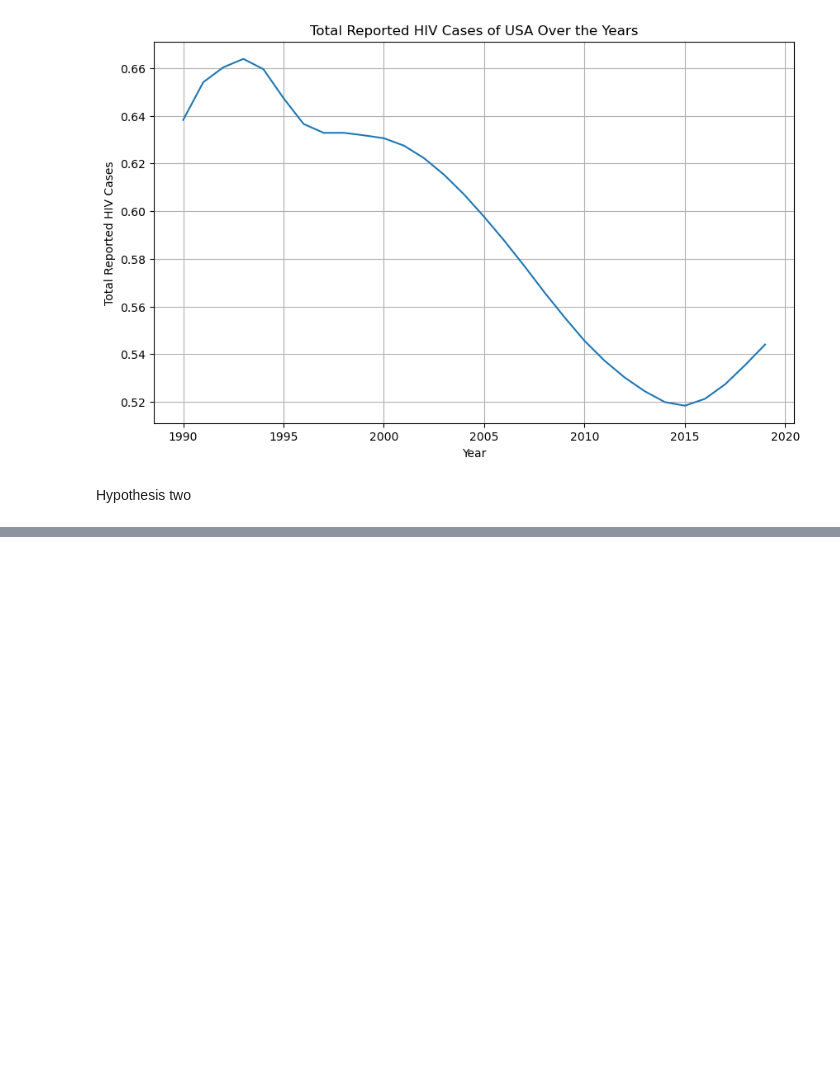
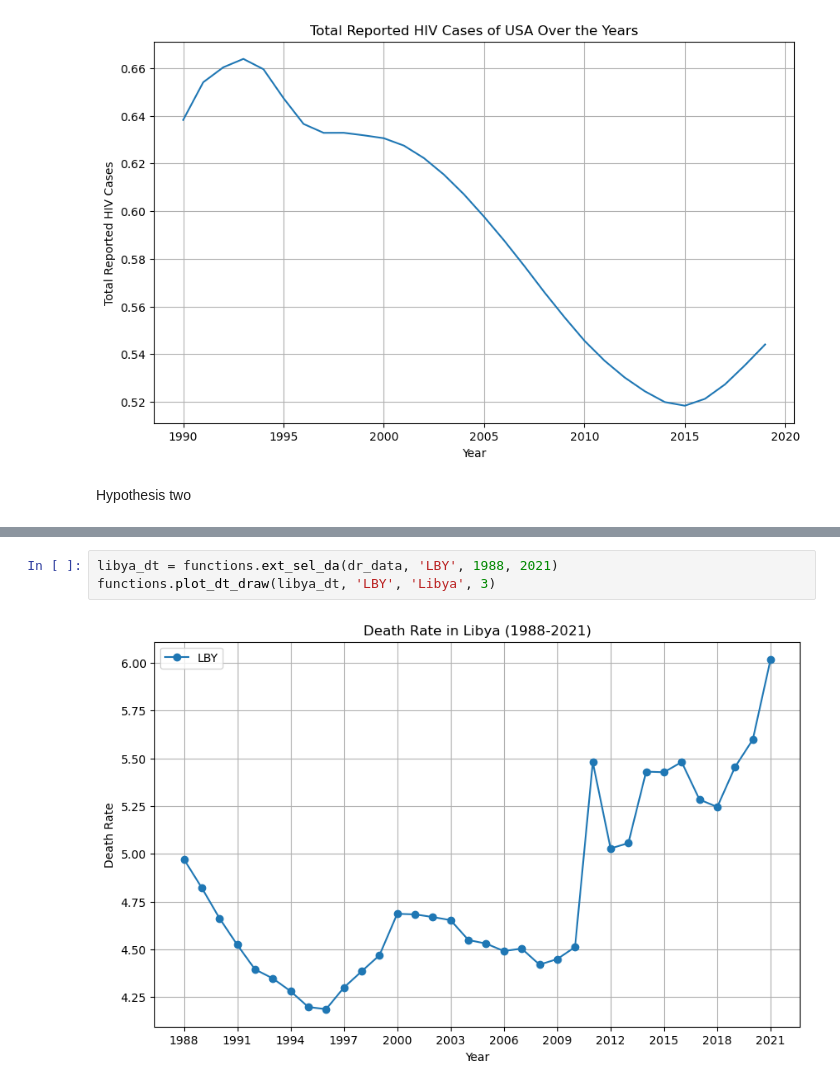
Before and after one commit to Huahuahaha/2023Fall_Projects, a Jupyter notebook: Hypothesis Report.ipynb, the cells around one changed output, grey strips where cells are left out. Saved outputs shown, nothing was run; the diff lists cells and outputs as text; blank space fills up the shorter version.

```diff
--- a/Hypothesis Report.ipynb
+++ b/Hypothesis Report.ipynb
@@ -78,0 +82,5 @@ functions.plot_dt_draw(syrian_dt, 'SYR', 1)
+# %%
+libya_dt = functions.ext_sel_da(dr_data, 'LBY', 1988, 2021)
+functions.plot_dt_draw(libya_dt, 'LBY', 'Libya', 3)
+# %% [output]
+[figure, added]
```
Also changed, not shown: parts of 8 cells of this notebook, 3 other files.
